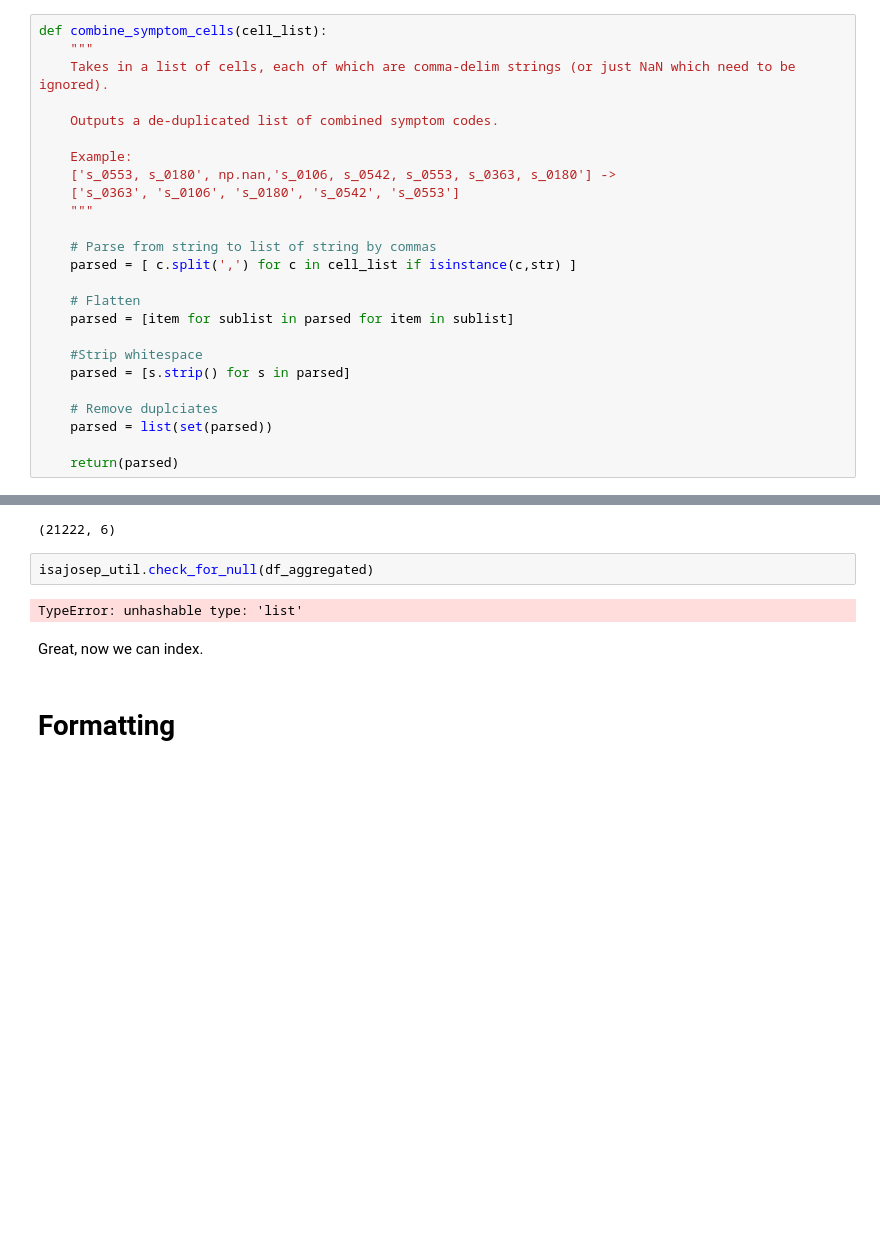
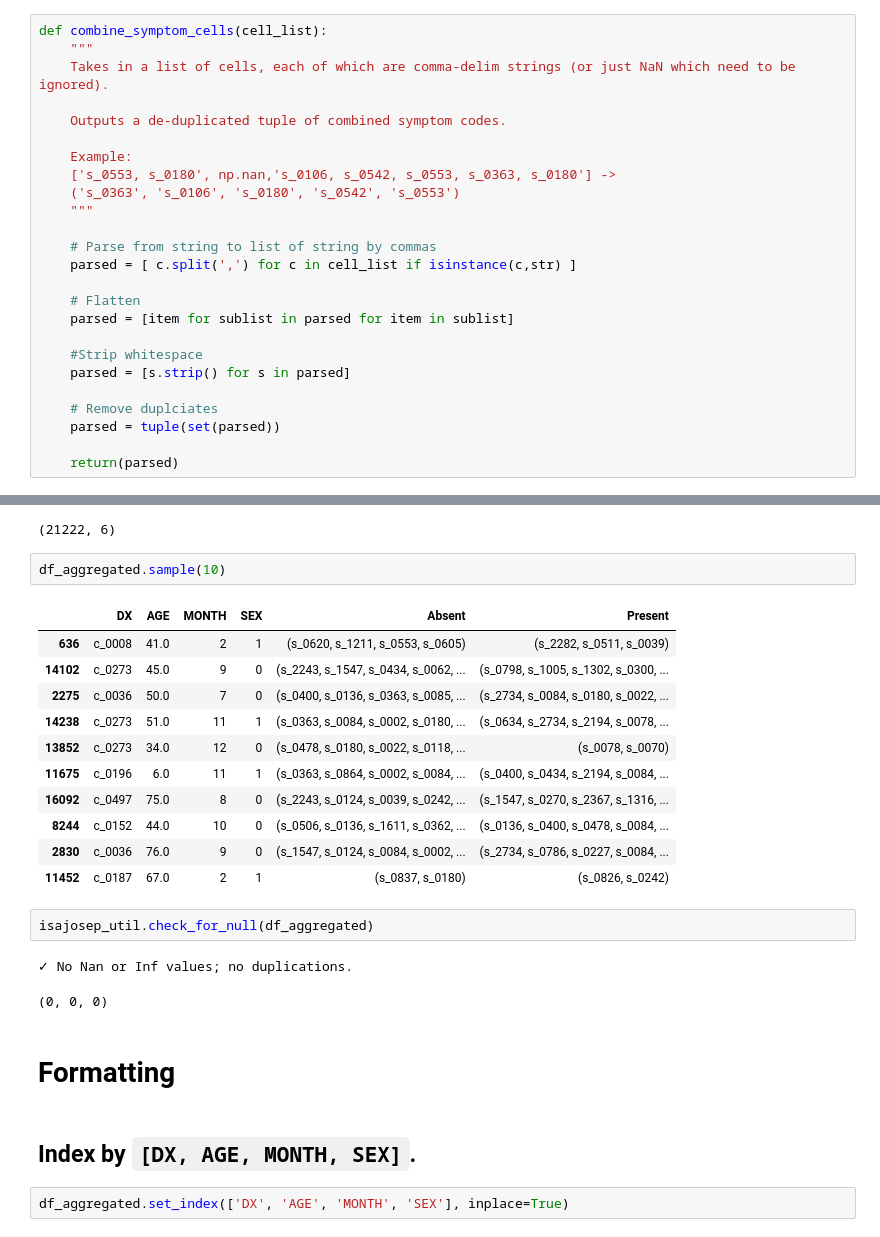
Before and after one commit to GYANTINC/ehr_dx, a Jupyter notebook: notebooks/Format.ipynb, the cells around one changed output, grey strips where cells are left out. Drawn from its saved outputs; the diff is of its cells as text; blank space fills up the shorter version.

```diff
--- a/notebooks/Explore.ipynb
+++ b/notebooks/Format.ipynb
@@ -155,11 +155,11 @@ def combine_symptom_cells(cell_list):
     """
     Takes in a list of cells, each of which are comma-delim strings (or just NaN which need to be ignored).
 
-    Outputs a de-duplicated list of combined symptom codes.
+    Outputs a de-duplicated tuple of combined symptom codes.
 
     Example:
     ['s_0553, s_0180', np.nan,'s_0106, s_0542, s_0553, s_0363, s_0180'] ->
-    ['s_0363', 's_0106', 's_0180', 's_0542', 's_0553']
+    ('s_0363', 's_0106', 's_0180', 's_0542', 's_0553')
     """
 
     # Parse from string to list of string by commas
@@ -172,7 +172,7 @@ def combine_symptom_cells(cell_list):
     parsed = [s.strip() for s in parsed]
 
     # Remove duplciates
-    parsed = list(set(parsed))
+    parsed = tuple(set(parsed))
 
     return(parsed)
 # %% [markdown]
@@ -191,11 +191,28 @@ df_aggregated = df_age_cleaned_dedup.groupby(dup_subset).aggregate(combine_sympt
 df_aggregated.shape
 # %% [output]
 (21222, 6)
+# %%
+df_aggregated.sample(10)
+# %% [output]
+|  | DX | AGE | MONTH | SEX | Absent | Present |
+| 636 | c_0008 | 41.0 | 2 | 1 | (s_0620, s_1211, s_0553, s_0605) | (s_2282, s_0511, s_0039) |
+| 14102 | c_0273 | 45.0 | 9 | 0 | (s_2243, s_1547, s_0434, s_0062, ... | (s_0798, s_1005, s_1302, s_0300, ... |
+| 2275 | c_0036 | 50.0 | 7 | 0 | (s_0400, s_0136, s_0363, s_0085, ... | (s_2734, s_0084, s_0180, s_0022, ... |
+| 14238 | c_0273 | 51.0 | 11 | 1 | (s_0363, s_0084, s_0002, s_0180, ... | (s_0634, s_2734, s_2194, s_0078, ... |
+| 13852 | c_0273 | 34.0 | 12 | 0 | (s_0478, s_0180, s_0022, s_0118, ... | (s_0078, s_0070) |
+| 11675 | c_0196 | 6.0 | 11 | 1 | (s_0363, s_0864, s_0002, s_0084, ... | (s_0400, s_0434, s_2194, s_0084, ... |
+| 16092 | c_0497 | 75.0 | 8 | 0 | (s_2243, s_0124, s_0039, s_0242, ... | (s_1547, s_0270, s_2367, s_1316, ... |
+| 8244 | c_0152 | 44.0 | 10 | 0 | (s_0506, s_0136, s_1611, s_0362, ... | (s_0136, s_0400, s_0478, s_0084, ... |
+| 2830 | c_0036 | 76.0 | 9 | 0 | (s_1547, s_0124, s_0084, s_0002, ... | (s_2734, s_0786, s_0227, s_0084, ... |
+| 11452 | c_0187 | 67.0 | 2 | 1 | (s_0837, s_0180) | (s_0826, s_0242) |
 # %%
 isajosep_util.check_for_null(df_aggregated)
 # %% [output]
-TypeError: unhashable type: 'list'
+✓ No Nan or Inf values; no duplications.
+(0, 0, 0)
-# %% [markdown]
-Great, now we can index.
 # %% [markdown]
 # Formatting
+# %% [markdown]
+## Index by `[DX, AGE, MONTH, SEX]`.
+# %%
+df_aggregated.set_index(['DX', 'AGE', 'MONTH', 'SEX'], inplace=True)
```
Also changed, not shown: parts of 6 cells of this notebook.
